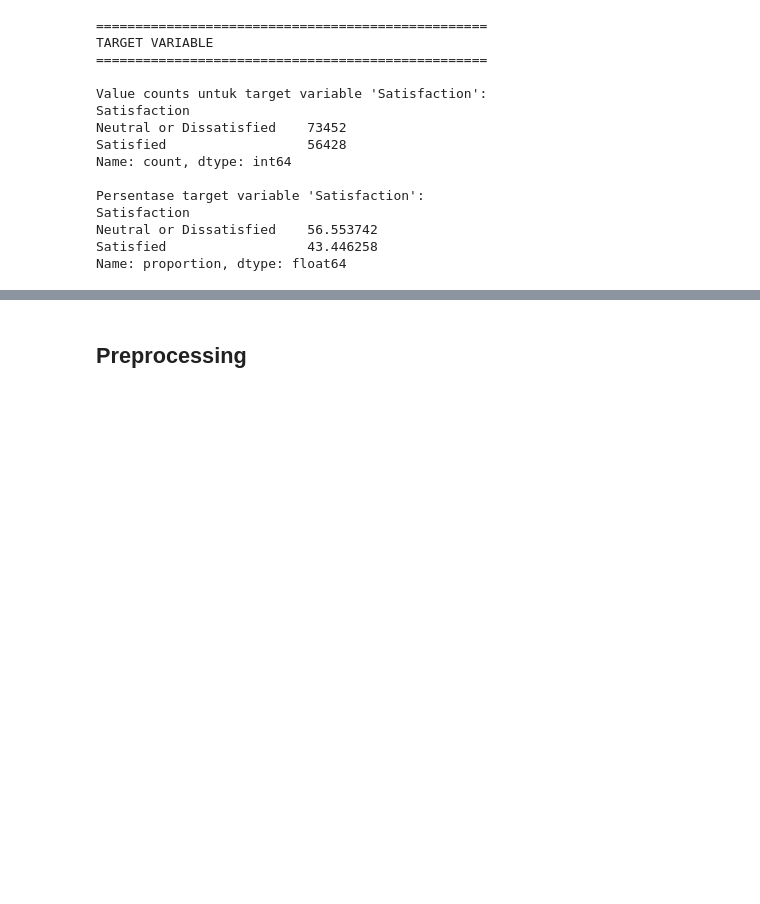
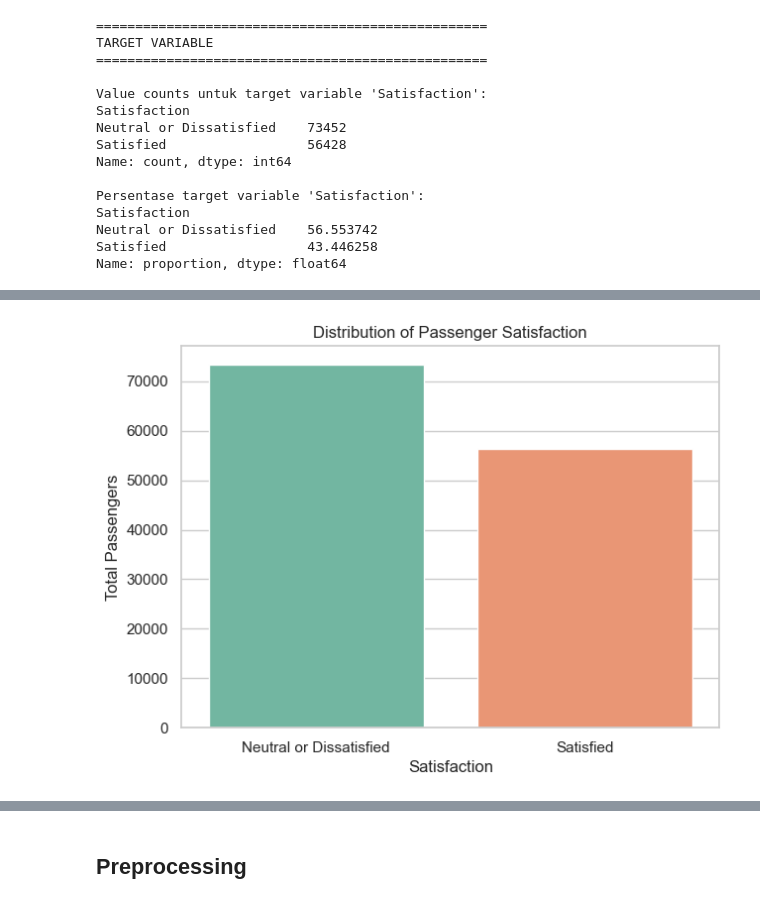
Before and after one commit to Josshua-DSA/Skyline-RecommendationSystem, a Jupyter notebook: notebooks/Skyline-ML.ipynb, the cells around one changed output, grey strips where cells are left out. Cells and saved outputs as stored; diff of their text form; code cells hidden in the pictures; blank space fills up the shorter version.

```diff
--- a/notebooks/Skyline-ML.ipynb
+++ b/notebooks/Skyline-ML.ipynb
@@ -126,4 +124,21 @@ operational_features = [
     'Arrival Delay'
 ]
 
-target_variable = 'Satisfaction'
+target_col = 'Satisfaction'
+
+features = customer_features + service_quality_features + operational_features
+
+categorical_features = [
+    "Gender",
+    "Customer Type",
+    "Type of Travel",
+    "Class"
+]
+
+numerical_features = [
+    col for col in features if col not in categorical_features
+]
+
+print("Total features:", len(features))
+print("Categorical features:", categorical_features)
+print("Numerical features:", numerical_features)
@@ -266,0 +246,21 @@ Passing `palette` without assigning `hue` is deprecated and will be removed in v
+# %%
+# ============================================================
+# 5. EDA - TARGET VISUALIZATION
+# ============================================================
+import seaborn as sns
+sns.set(style="whitegrid")
+import matplotlib.pyplot as plt
+
+plt.figure(figsize=(7, 5))
+sns.countplot(
+    data=df,
+    x=target_col,
+    palette="Set2"
+)
+
+plt.title("Distribution of Passenger Satisfaction")
+plt.xlabel("Satisfaction")
+plt.ylabel("Total Passengers")
+plt.show()
+# %% [output]
+[figure, added]
```
Also changed, not shown: parts of 34 cells of this notebook, 51 other files.
